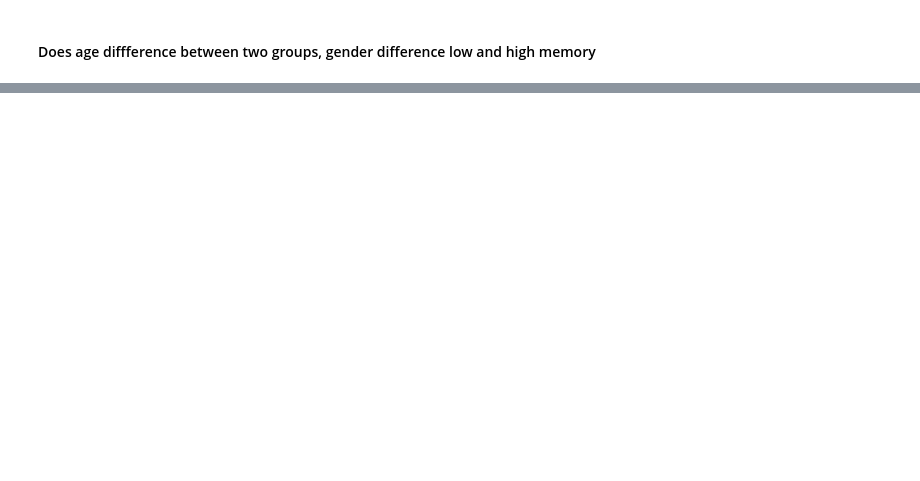
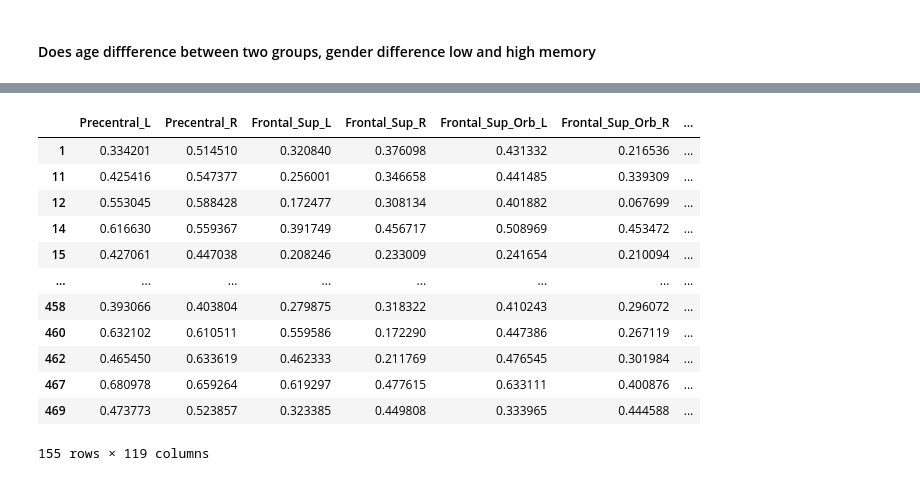
Before and after one commit to nspranav/Ukbiobank_ADHD, a Jupyter notebook: computed_aattributions.ipynb, the cells around one changed output, grey strips where cells are left out. Cells and saved outputs as stored; diff of their text form; code cells hidden in the pictures; blank space fills up the shorter version.

```diff
--- a/computed_aattributions.ipynb
+++ b/computed_aattributions.ipynb
@@ -424,0 +250,16 @@ from pingouin import ancova
+# %%
+high_memory
+# %% [output]
+|  | Precentral_L | Precentral_R | Frontal_Sup_L | Frontal_Sup_R | Frontal_Sup_Orb_L | Frontal_Sup_Orb_R | ... |
+| 1 | 0.334201 | 0.514510 | 0.320840 | 0.376098 | 0.431332 | 0.216536 | ... |
+| 11 | 0.425416 | 0.547377 | 0.256001 | 0.346658 | 0.441485 | 0.339309 | ... |
+| 12 | 0.553045 | 0.588428 | 0.172477 | 0.308134 | 0.401882 | 0.067699 | ... |
+| 14 | 0.616630 | 0.559367 | 0.391749 | 0.456717 | 0.508969 | 0.453472 | ... |
+| 15 | 0.427061 | 0.447038 | 0.208246 | 0.233009 | 0.241654 | 0.210094 | ... |
+| ... | ... | ... | ... | ... | ... | ... | ... |
+| 458 | 0.393066 | 0.403804 | 0.279875 | 0.318322 | 0.410243 | 0.296072 | ... |
+| 460 | 0.632102 | 0.610511 | 0.559586 | 0.172290 | 0.447386 | 0.267119 | ... |
+| 462 | 0.465450 | 0.633619 | 0.462333 | 0.211769 | 0.476545 | 0.301984 | ... |
+| 467 | 0.680978 | 0.659264 | 0.619297 | 0.477615 | 0.633111 | 0.400876 | ... |
+| 469 | 0.473773 | 0.523857 | 0.323385 | 0.449808 | 0.333965 | 0.444588 | ... |
+155 rows × 119 columns
```
Also changed, not shown: parts of 185 cells of this notebook, 22 other files.
